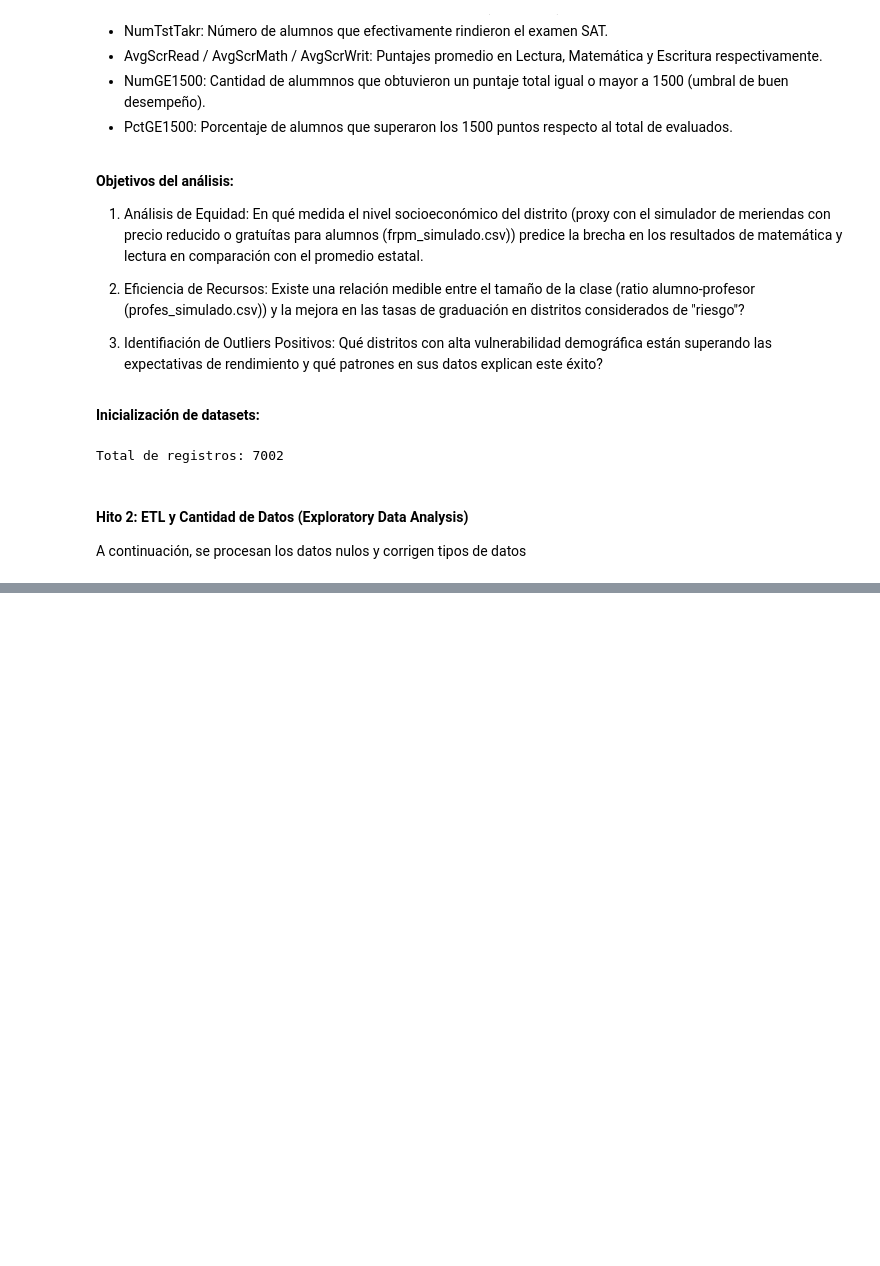
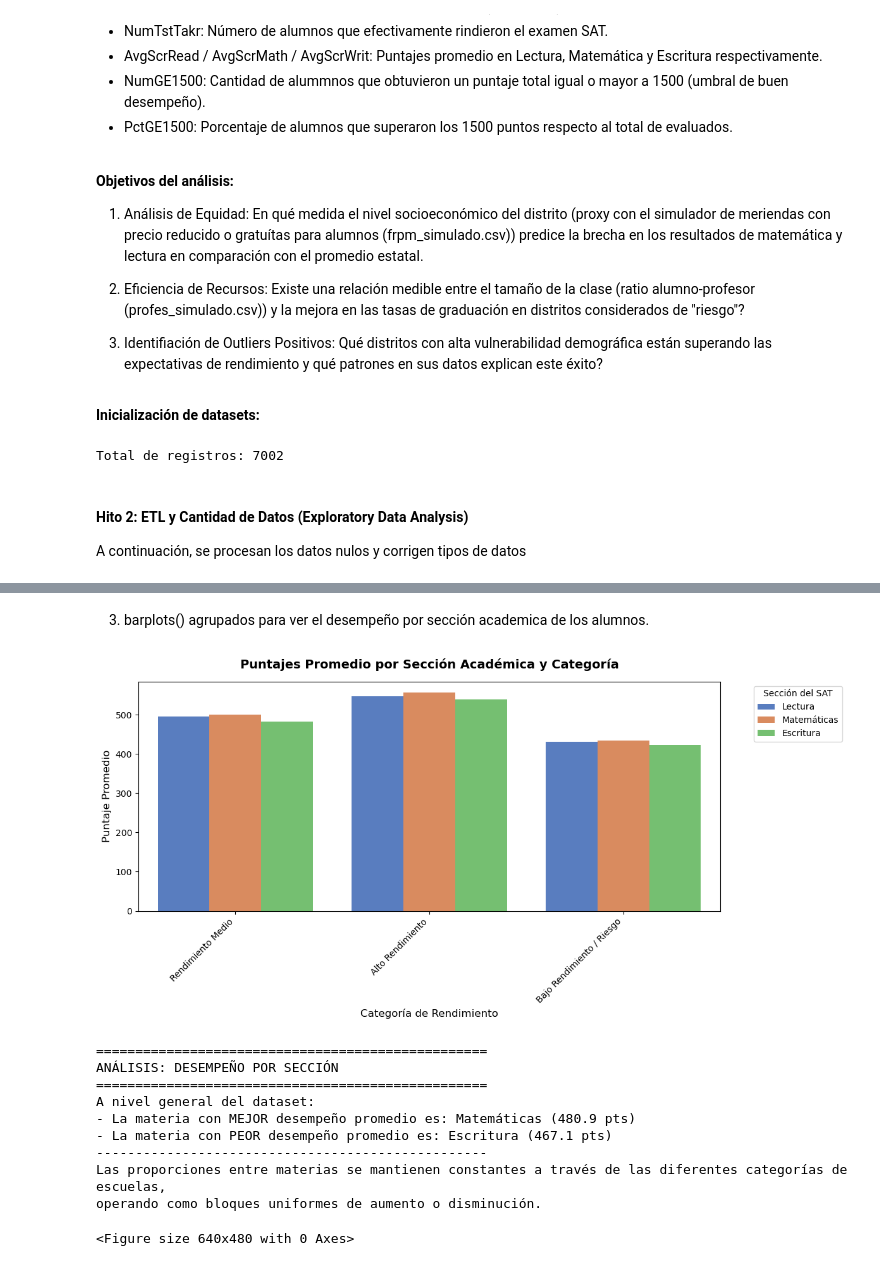
Before and after one commit to lucaGomezB/TPI-Analisis_de_Datos, a Jupyter notebook: TPI_Luca_Gomez_COM1.ipynb, the cells around one changed output, grey strips where cells are left out. Drawn from its saved outputs; the diff is of its cells as text; code cells hidden in the pictures; blank space fills up the shorter version.

```diff
--- a/TPI_Luca_Gomez_COM1.ipynb
+++ b/TPI_Luca_Gomez_COM1.ipynb
@@ -205,0 +335,68 @@ Dataset MASTER guardado con 5137 registros y 21 columnas.
+# %% [markdown]
+3. barplots() agrupados para ver el desempeño por sección academica de los alumnos.
+# %%
+# Preparar datos: Derretir (melt) el dataframe para usar seaborn hue fácilmente
+secciones = ['AvgScrRead', 'AvgScrMath', 'AvgScrWrit']
+df_melted = df_master.melt(id_vars=['Categoria_Rendimiento'], value_vars=secciones, var_name='Seccion', value_name='Puntaje_Promedio')
+
+# Mapear nombres para la leyenda
+mapeo_secciones = {'AvgScrRead': 'Lectura', 'AvgScrMath': 'Matemáticas', 'AvgScrWrit': 'Escritura'}
+df_melted['Seccion'] = df_melted['Seccion'].map(mapeo_secciones)
+
+# 3. Visualización: Gráfico de Barras Agrupadas
+# Aumentamos un poco el ancho de la figura a 12 para dar más espacio a las barras
+plt.figure(figsize=(12, 6))
+sns.barplot(
+    data=df_melted,
+    x='Categoria_Rendimiento',
+    y='Puntaje_Promedio',
+    hue='Seccion',
+    palette='muted',
+    errorbar=None # Ocultar barras de error para mayor limpieza
+)
+
+plt.title('Puntajes Promedio por Sección Académica y Categoría', fontsize=14, fontweight='bold', pad=15)
+plt.xlabel('Categoría de Rendimiento', fontsize=12)
+plt.ylabel('Puntaje Promedio', fontsize=12)
+plt.legend(title='Sección del SAT', bbox_to_anchor=(1.05, 1), loc='upper left')
+
+# --- SOLUCIÓN AL OVERLAPPING ---
+# Rotamos las etiquetas del eje X 45 grados y las alineamos a la derecha para una lectura perfecta
+plt.xticks(rotation=45, ha='right')
+
+plt.tight_layout()
+plt.show()
+try:
+    #'r' antes de las comillas para guardar el gráfico sin complicaciones.
+    ruta_guardado = r'C:\Program Files\GrafanaLabs\grafana\public\img\graficos\barplot_rendimiento_seccion.svg'
+    plt.savefig(ruta_guardado, format='svg')
+except Exception :
+    #'r' antes de las comillas para guardar el gráfico sin complicaciones.
+    ruta_guardado = r'C:\notas\2026\Analisis de Datos\TPI - Intro al Analisis de Datos\repo\TPI-Analisis_de_Datos\graficos\barplot_rendimiento_seccion.svg'
+    plt.savefig(ruta_guardado, format='svg')
+
+# Análisis Dinámico Automático
+medias_secciones = df_master[secciones].mean()
+seccion_max = mapeo_secciones[medias_secciones.idxmax()]
+seccion_min = mapeo_secciones[medias_secciones.idxmin()]
+
+print("\n" + "="*50)
+print("ANÁLISIS: DESEMPEÑO POR SECCIÓN")
+print("="*50)
+print("A nivel general del dataset:")
+print(f"- La materia con MEJOR desempeño promedio es: {seccion_max} ({medias_secciones.max():.1f} pts)")
+print(f"- La materia con PEOR desempeño promedio es: {seccion_min} ({medias_secciones.min():.1f} pts)")
+print("-" * 50)
+print("Las proporciones entre materias se mantienen constantes a través de las diferentes categorías de escuelas,\noperando como bloques uniformes de aumento o disminución.")
+# %% [output]
+[figure, added]
+==================================================
+ANÁLISIS: DESEMPEÑO POR SECCIÓN
+==================================================
+A nivel general del dataset:
+- La materia con MEJOR desempeño promedio es: Matemáticas (480.9 pts)
+- La materia con PEOR desempeño promedio es: Escritura (467.1 pts)
+--------------------------------------------------
+Las proporciones entre materias se mantienen constantes a través de las diferentes categorías de escuelas,
+operando como bloques uniformes de aumento o disminución.
+<Figure size 640x480 with 0 Axes>
```
Also changed, not shown: parts of 10 cells of this notebook, 7 other files.
